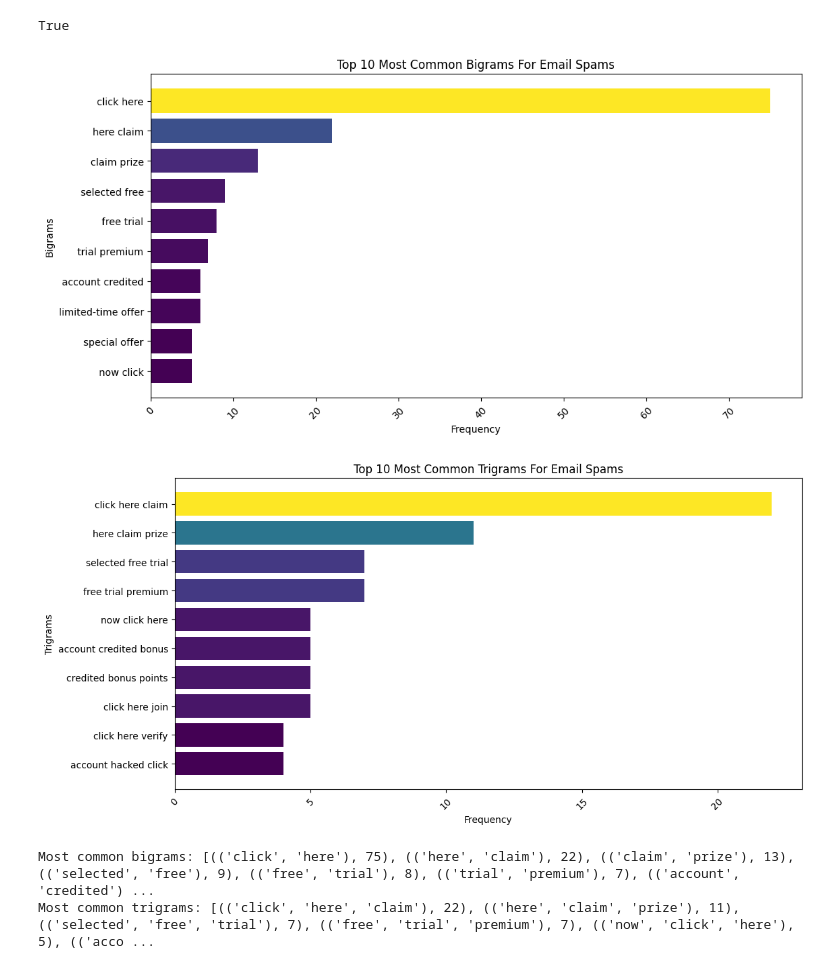
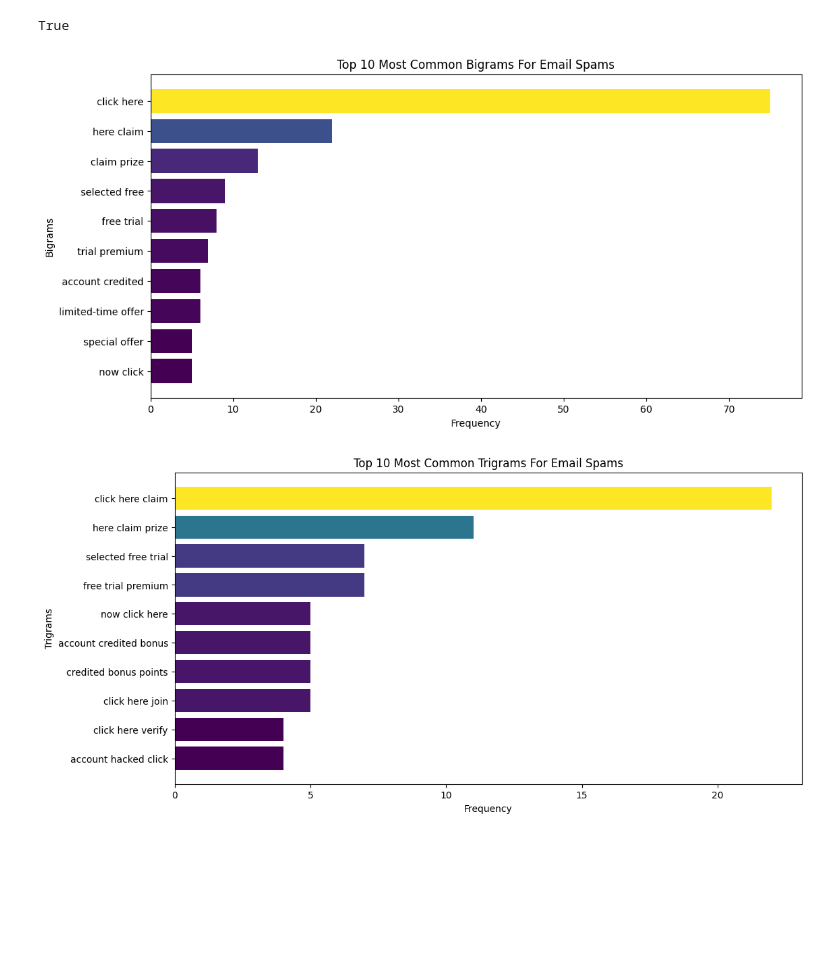
Before and after one commit to Ubicana/N-gram-Spam-Email-Text-Processing-Visualization, a Jupyter notebook: N-gram Text Processing & Visualization.ipynb, the cells around one changed output. Saved outputs shown, nothing was run; the diff lists cells and outputs as text; code cells hidden in the pictures; blank space fills up the shorter version.

```diff
--- a/N-gram Text Processing & Visualization.ipynb
+++ b/N-gram Text Processing & Visualization.ipynb
@@ -20,7 +20,7 @@ nltk.download('stopwords')
 True
 # %%
 # Load the dataset
-df = pd.read_csv('spam email dataset/email_classification.csv')
+df = pd.read_csv('C:/Users/Axler/OneDrive - Universiti Sains Malaysia/Y3/CPC353/Lab/Dataset/email_classification.csv')
 # %%
 # Define custom stopwords
 custom_stopwords = set([
@@ -95,45 +95,37 @@ norm_trigrams = plt.Normalize(min(frequencies_trigrams), max(frequencies_trigram
 # Create a color array based on the normalized frequencies
 colors_bigrams = [cmap(norm_bigrams(freq)) for freq in frequencies_bigrams]
 colors_trigrams = [cmap(norm_trigrams(freq)) for freq in frequencies_trigrams]
 
 # Sort bigrams and trigrams by frequency in descending order
 sorted_bigrams = sorted(most_common_bigrams, key = lambda x: x[1], reverse = True)
 sorted_trigrams = sorted(most_common_trigrams, key = lambda x: x[1], reverse = True)
 
 # Get sorted frequencies and n-grams
 sorted_frequencies_bigrams = [freq for _, freq in sorted_bigrams]
 sorted_frequencies_trigrams = [freq for _, freq in sorted_trigrams]
 sorted_bigrams = [' '.join(bigrams) for bigrams, _ in sorted_bigrams]
 sorted_trigrams = [' '.join(trigrams) for trigrams, _ in sorted_trigrams]
 
 # Visualization of bigrams
-plt.figure(figsize=(12, 6))
+plt.figure(figsize = (12, 6))
 plt.barh(sorted_bigrams, sorted_frequencies_bigrams, color = colors_bigrams)
 plt.title('Top 10 Most Common Bigrams For Email Spams')
 plt.xlabel('Frequency')
 plt.ylabel('Bigrams')
-plt.xticks(rotation=45)
 plt.gca().invert_yaxis()  # Invert y-axis to show the highest frequency at the top
 plt.show()
 
 # Visualization of trigrams
-plt.figure(figsize=(12, 6))
+plt.figure(figsize = (12, 6))
 plt.barh(sorted_trigrams, sorted_frequencies_trigrams, color = colors_trigrams)
 plt.title('Top 10 Most Common Trigrams For Email Spams')
 plt.xlabel('Frequency')
 plt.ylabel('Trigrams')
-plt.xticks(rotation=45)
 plt.gca().invert_yaxis()  # Invert y-axis to show the highest frequency at the top
 plt.show()
-
-#Show the frequency of the most common bigrams and trigrams
-print('Most common bigrams:', most_common_bigrams)
-print('Most common trigrams:', most_common_trigrams)
 # %% [output]
-[figure, old version]
+[figure, new version]
-[figure, old version]
+[figure, new version]
-Most common bigrams: [(('click', 'here'), 75), (('here', 'claim'), 22), (('claim', 'prize'), 13), (('selected', 'free'), 9), (('free', 'trial'), 8), (('trial', 'premium'), 7), (('account', 'credited') ...
-Most common trigrams: [(('click', 'here', 'claim'), 22), (('here', 'claim', 'prize'), 11), (('selected', 'free', 'trial'), 7), (('free', 'trial', 'premium'), 7), (('now', 'click', 'here'), 5), (('acco ...
 # %%
 # Create a dataframe for the bigrams and trigrams
 bigrams_df = pd.DataFrame(most_common_bigrams, columns = ['bigrams', 'frequency'])
```
